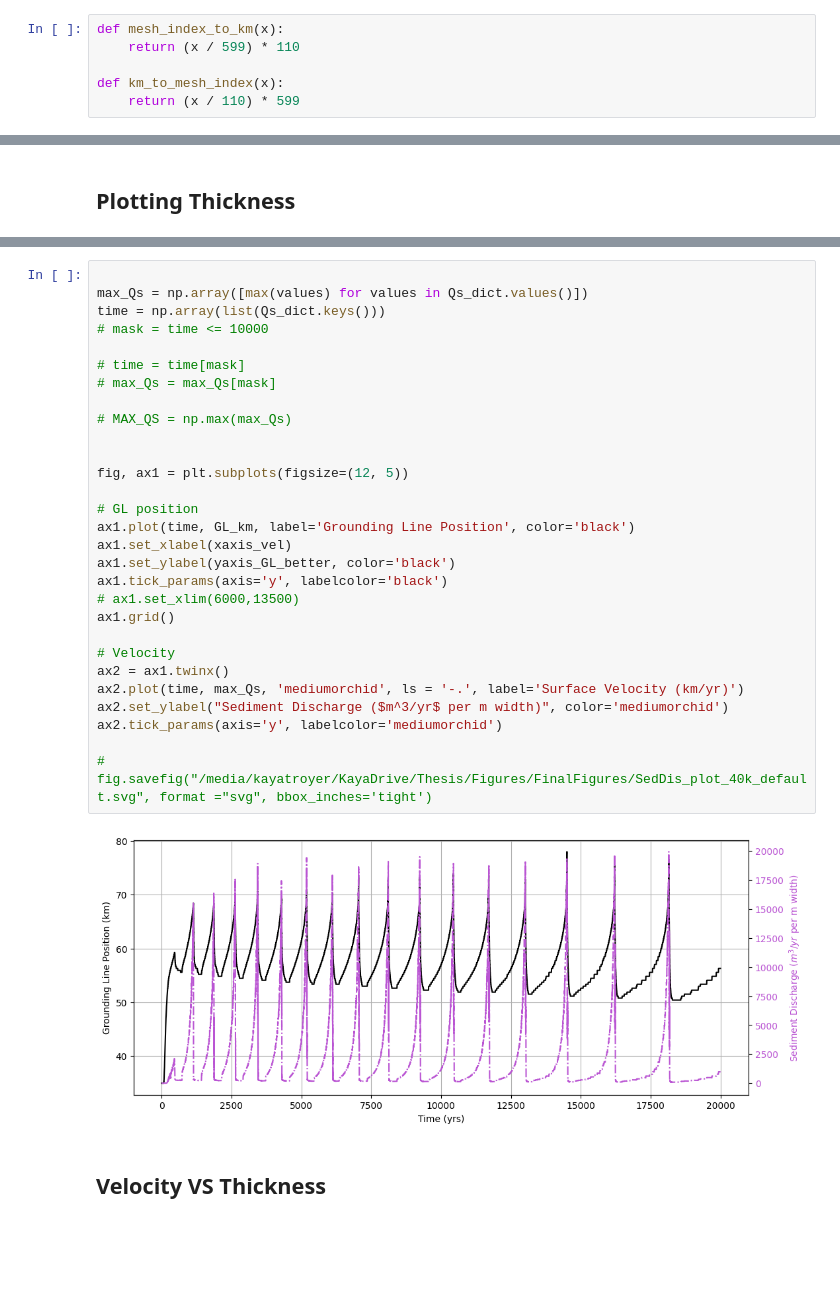
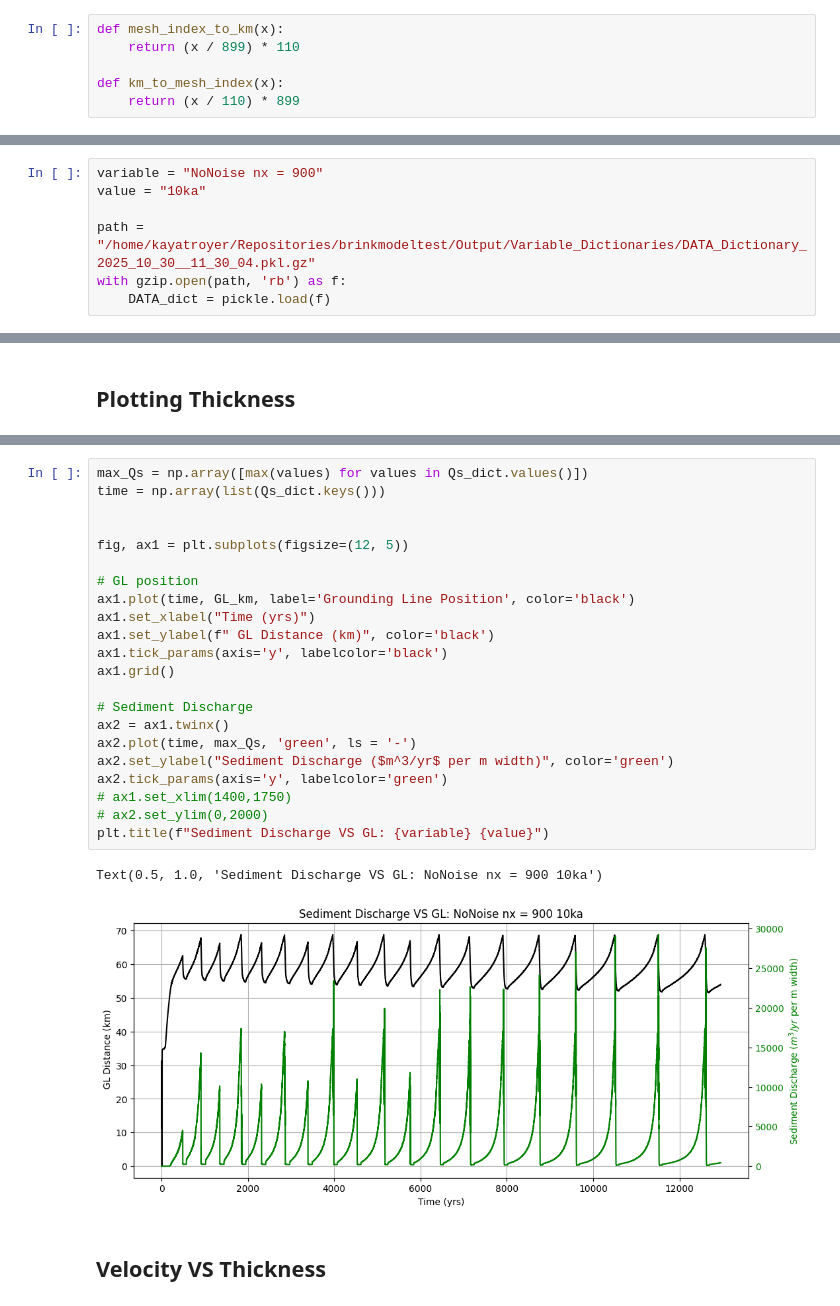
Before and after one commit to ktlix2ski/brinkmodeltest, a Jupyter notebook: Analysis/1QuickWorkbook.ipynb, the cells around one changed output, grey strips where cells are left out. Saved outputs shown, nothing was run; the diff lists cells and outputs as text; blank space fills up the shorter version.

```diff
--- a/Analysis/1QuickWorkbook.ipynb
+++ b/Analysis/1QuickWorkbook.ipynb
@@ -9,10 +9,10 @@ import matplotlib.cm as cm
 from scipy.signal import find_peaks
 # %%
 def mesh_index_to_km(x):
-    return (x / 599) * 110
+    return (x / 899) * 110
 
 def km_to_mesh_index(x):
-    return (x / 110) * 599
+    return (x / 110) * 899
 # %%
 def get_GL_index(gl_array):
     gl_array = np.array(gl_array).astype(int)
@@ -22,4 +22,11 @@ def get_GL_index(gl_array):
     return None
 # %% [markdown]
 # INPUT: TEST VARIABLE + TEST VALUE + FILEPATH
+# %%
+variable = "NoNoise nx = 900"
+value = "10ka"
+
+path = "/home/kayatroyer/Repositories/brinkmodeltest/Output/Variable_Dictionaries/DATA_Dictionary_2025_10_30__11_30_04.pkl.gz"
+with gzip.open(path, 'rb') as f:
+    DATA_dict = pickle.load(f)
 # %%
@@ -414,34 +461,28 @@ GL Max: [ 611 1052 1629 2252 2933 3669 4394 5126 5900 6752]
 # %%
-
 max_Qs = np.array([max(values) for values in Qs_dict.values()])
 time = np.array(list(Qs_dict.keys()))
-# mask = time <= 10000
-
-# time = time[mask]
-# max_Qs = max_Qs[mask]
-
-# MAX_QS = np.max(max_Qs)
 
 
 fig, ax1 = plt.subplots(figsize=(12, 5))
 
 # GL position
 ax1.plot(time, GL_km, label='Grounding Line Position', color='black')
-ax1.set_xlabel(xaxis_vel)
-ax1.set_ylabel(yaxis_GL_better, color='black')
+ax1.set_xlabel("Time (yrs)")
+ax1.set_ylabel(f" GL Distance (km)", color='black')
 ax1.tick_params(axis='y', labelcolor='black')
-# ax1.set_xlim(6000,13500)
 ax1.grid()
 
-# Velocity
+# Sediment Discharge
 ax2 = ax1.twinx()
-ax2.plot(time, max_Qs, 'mediumorchid', ls = '-.', label='Surface Velocity (km/yr)')
-ax2.set_ylabel("Sediment Discharge ($m^3/yr$ per m width)", color='mediumorchid')
-ax2.tick_params(axis='y', labelcolor='mediumorchid')
-
-# fig.savefig("/media/kayatroyer/KayaDrive/Thesis/Figures/FinalFigures/SedDis_plot_40k_default.svg", format ="svg", bbox_inches='tight')
+ax2.plot(time, max_Qs, 'green', ls = '-')
+ax2.set_ylabel("Sediment Discharge ($m^3/yr$ per m width)", color='green')
+ax2.tick_params(axis='y', labelcolor='green')
+# ax1.set_xlim(1400,1750)
+# ax2.set_ylim(0,2000)
+plt.title(f"Sediment Discharge VS GL: {variable} {value}")
 # %% [output]
+Text(0.5, 1.0, 'Sediment Discharge VS GL: NoNoise nx = 900 10ka')
-[figure, old version]
+[figure, new version]
 # %% [markdown]
 ## Velocity VS Thickness
 # %%
```
Also changed, not shown: parts of 15 cells of this notebook, 12 other files.
